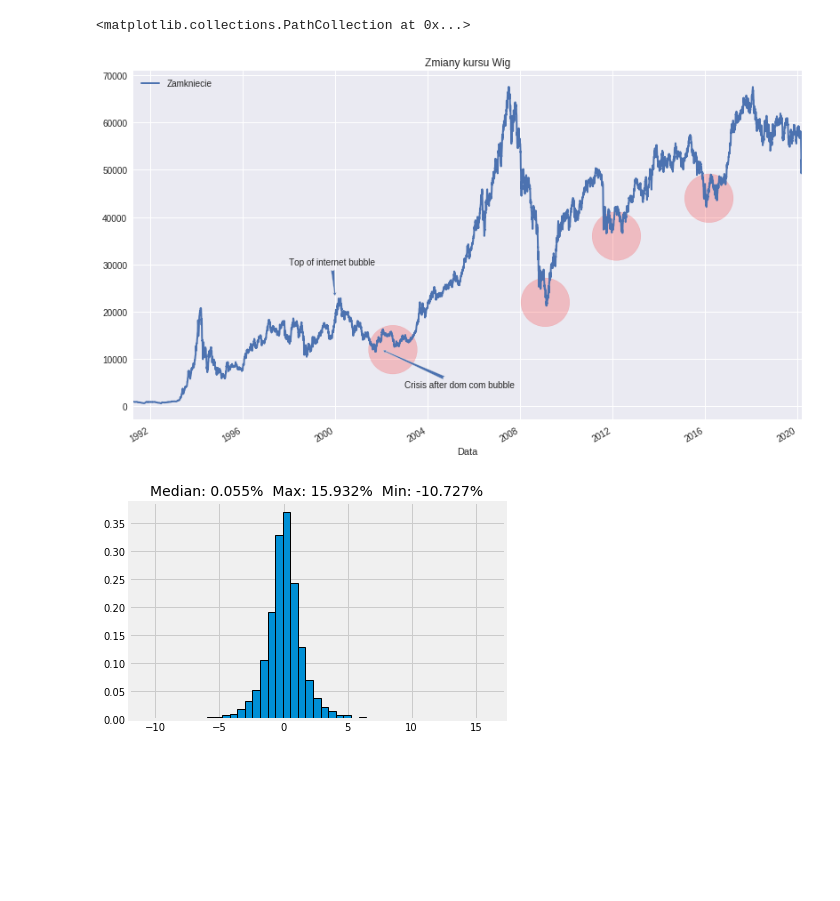
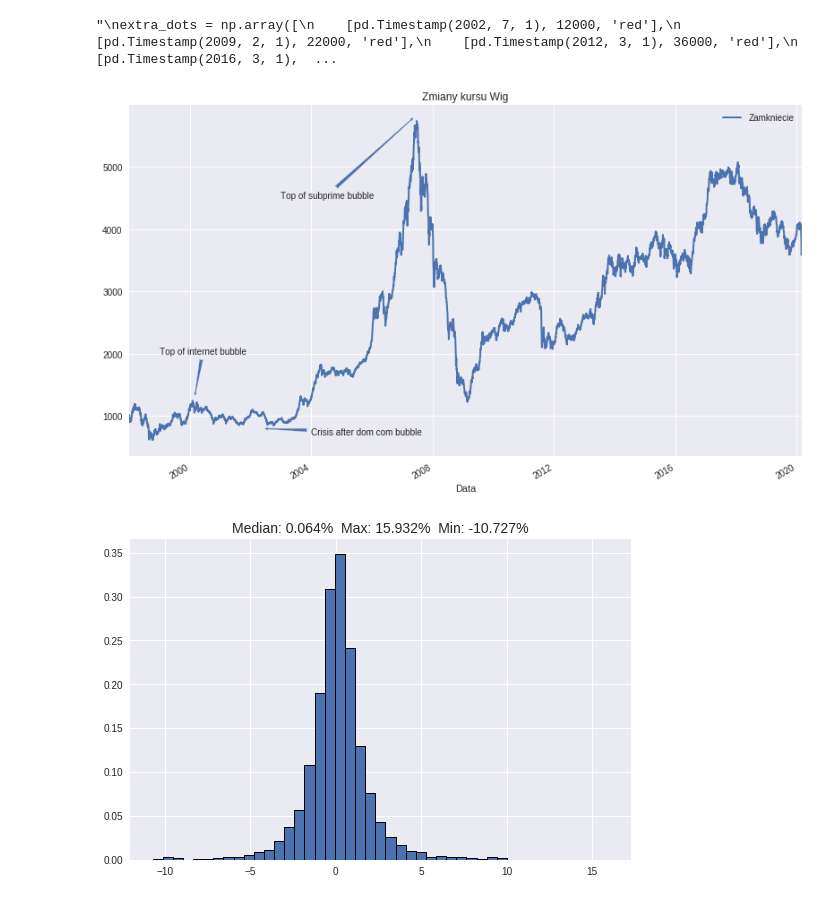
Before and after one commit to Bounty1993/stock-analysis, a Jupyter notebook: index_analysis.ipynb, the cells around one changed output. Drawn from its saved outputs; the diff is of its cells as text; code cells hidden in the pictures; blank space fills up the shorter version.

Commit message:
Changing to mwig

```diff
--- a/index_analysis.ipynb
+++ b/index_analysis.ipynb
@@ -5,38 +5,42 @@ import matplotlib.pyplot as plt
 
 plt.style.use('seaborn')
 # %%
-wig_df = pd.read_csv('wig_d.csv', parse_dates=['Data'])
+mwig_df = pd.read_csv('mwig40.csv', parse_dates['Data'])
 # %%
-wig_df['day_change'] = ((wig_df['Zamkniecie'] / wig_df['Zamkniecie'].shift(1) ) - 1 ) * 100
+mwig_df['day_change'] = ((wig_df['Zamkniecie'] / wig_df['Zamkniecie'].shift(1) ) - 1 ) * 100
 # %%
 ax = plt.axes()
-wig_df.plot(x='Data', y='Zamkniecie', linewidth=2, figsize=[12, 8], ax=ax)
+
+mwig_df.plot(x='Data', y='Zamkniecie', linewidth=2, figsize=[12, 8], ax=ax)
+
 ax.set_title('Zmiany kursu Wig')
+# ax.set_yscale('log')
 
 arrow_props = {'arrowstyle': 'fancy'}
 annotates = [
-    ['Top of internet bubble', [pd.Timestamp(2000, 1, 1),23000], [pd.Timestamp(1998, 1, 1), 30000]],
-    ['Crisis after dom com bubble', [pd.Timestamp(2002, 1, 1), 12000], [pd.Timestamp(2003,1,1), 4000]]
+    ['Top of internet bubble', [pd.Timestamp(2000, 3, 1),1300], [pd.Timestamp(1999, 1, 1), 2000]],
+    ['Crisis after dom com bubble', [pd.Timestamp(2002, 6, 1), 800], [pd.Timestamp(2004,1,1), 700]],
+    ['Top of subprime bubble', [pd.Timestamp(2007, 6, 1), 5800], [pd.Timestamp(2003, 1, 1), 4500]]
 ]
 for row in annotates:
     ax.annotate(row[0], xy=row[1], xytext=row[2], arrowprops=arrow_props)
-
+"""
 extra_dots = np.array([
     [pd.Timestamp(2002, 7, 1), 12000, 'red'],
     [pd.Timestamp(2009, 2, 1), 22000, 'red'],
     [pd.Timestamp(2012, 3, 1), 36000, 'red'],
     [pd.Timestamp(2016, 3, 1), 44000, 'red'],
 ])
-ax.scatter(extra_dots[:, 0], extra_dots[:,1], s=3000, alpha=0.2, c=extra_dots[:,2])
+ax.scatter(extra_dots[:, 0], extra_dots[:,1], s=3000, alpha=0.2, c=extra_dots[:,2])"""
 # %% [output]
-<matplotlib.collections.PathCollection at 0x...>
+"\nextra_dots = np.array([\n    [pd.Timestamp(2002, 7, 1), 12000, 'red'],\n    [pd.Timestamp(2009, 2, 1), 22000, 'red'],\n    [pd.Timestamp(2012, 3, 1), 36000, 'red'],\n    [pd.Timestamp(2016, 3, 1),  ...
-[figure, old version]
+[figure, new version]
 # %%
-mediana = wig_df['day_change'].median()
-maximum = wig_df['day_change'].max()
-minimum = wig_df['day_change'].min()
+mediana = mwig_df['day_change'].median()
+maximum = mwig_df['day_change'].max()
+minimum = mwig_df['day_change'].min()
 title = f'Median: {mediana:.3f}%  Max: {maximum:.3f}%  Min: {minimum:.3f}%'
-ax = wig_df['day_change'].hist(bins=45, density=True, edgecolor='black', linewidth=1)
+ax = mwig_df['day_change'].hist(bins=45, density=True, edgecolor='black', linewidth=1)
 ax.set_title(title, fontsize=14);
 # %% [output]
-[figure, old version]
+[figure, new version]
```
